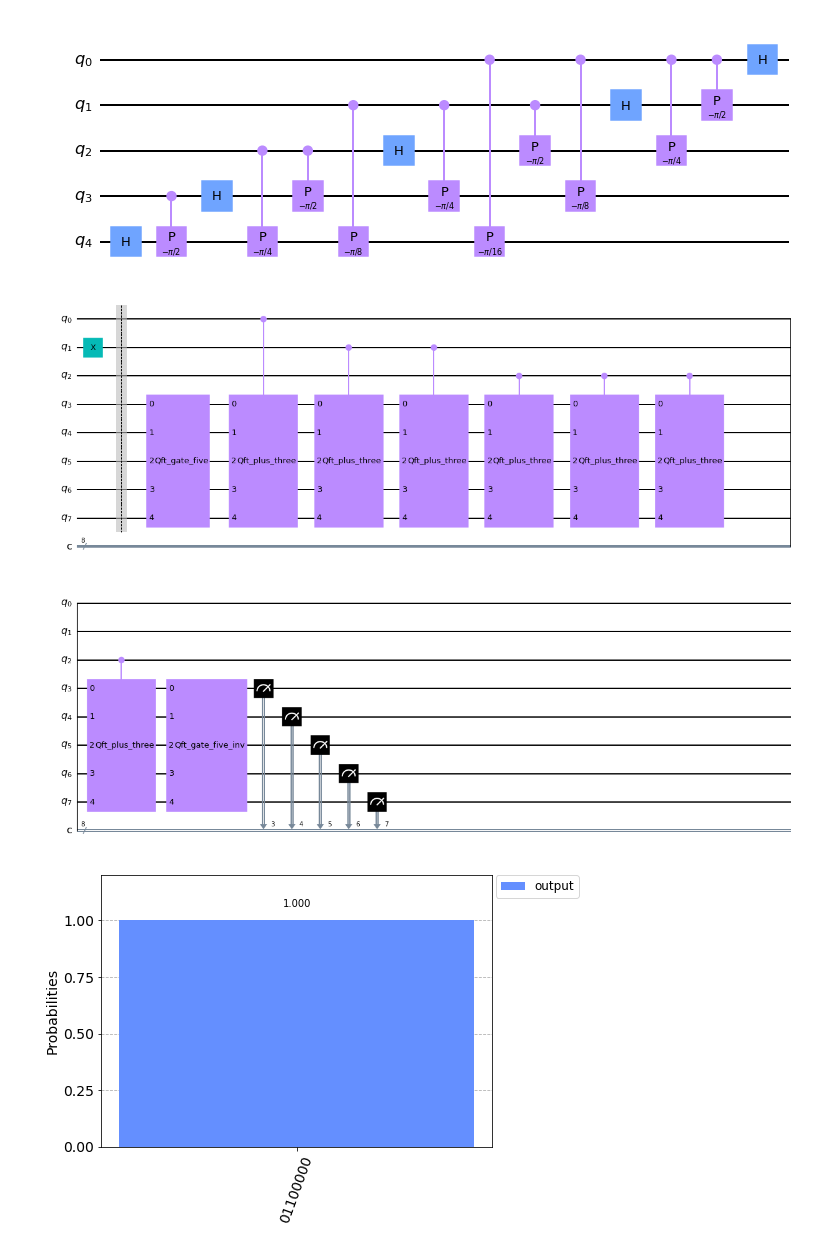
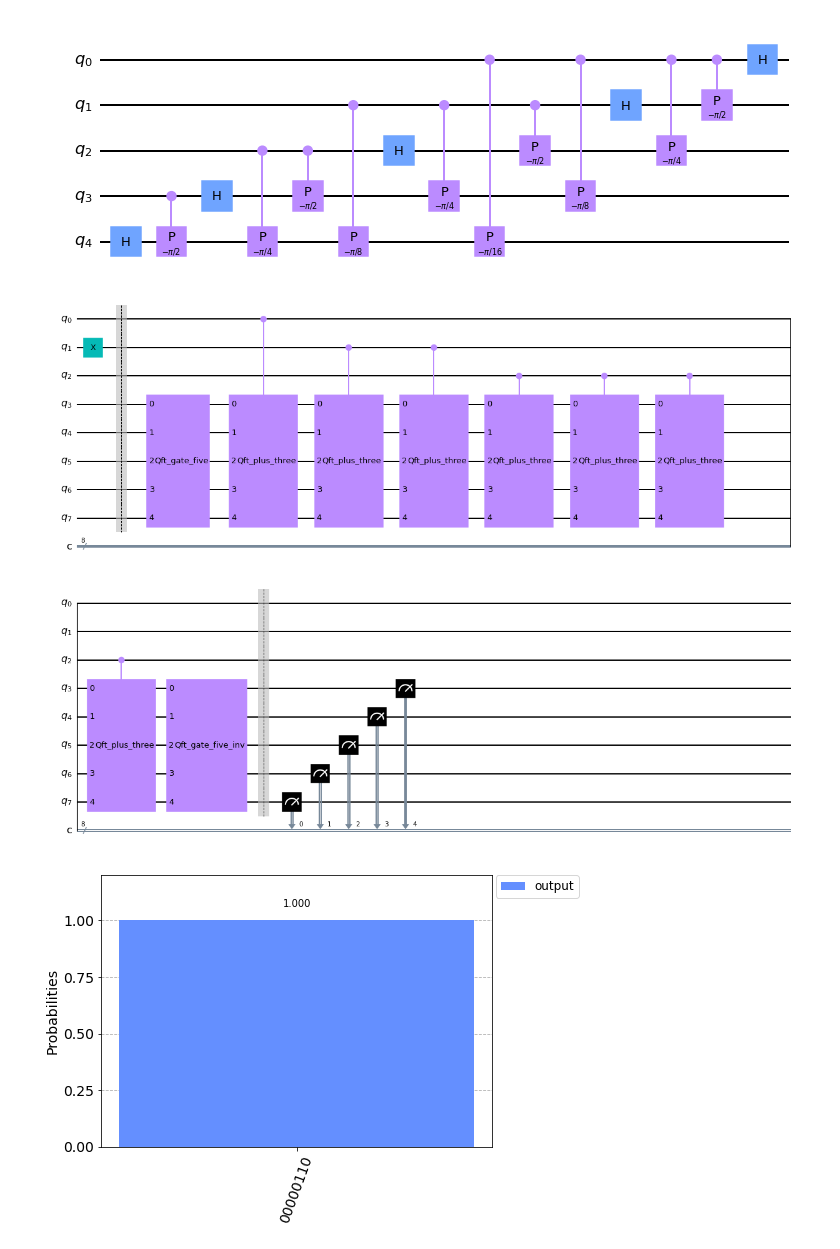
Before and after one commit to sergiomtzlosa/docker-qiskit, a Jupyter notebook: qiskit-jupyter/notebooks/multiply3.ipynb, the cells around one changed output. Saved outputs shown, nothing was run; the diff lists cells and outputs as text; code cells hidden in the pictures.

```diff
--- a/qiskit-jupyter/notebooks/multiply3.ipynb
+++ b/qiskit-jupyter/notebooks/multiply3.ipynb
@@ -43,23 +45,25 @@ qft_gate_inv.draw(output="mpl")
 [figure]
 # %%
 qc = QuantumCircuit(8,8)
+#qc.x(0)
 qc.x(1)
+#qc.x(2)
 qc.barrier()
 qc.append(qft_gate_norm, [3,4,5,6,7])
 qc.append(cplus3_gate, [0,3,4,5,6,7])
 qc.append(cplus3_gate, [1,3,4,5,6,7])
 qc.append(cplus3_gate, [1,3,4,5,6,7])
 qc.append(cplus3_gate, [2,3,4,5,6,7])
 qc.append(cplus3_gate, [2,3,4,5,6,7])
 qc.append(cplus3_gate, [2,3,4,5,6,7])
 qc.append(cplus3_gate, [2,3,4,5,6,7])
 qc.append(qft_gate_inv, [3,4,5,6,7])
-
-qc.measure([3,4,5,6,7], [3,4,5,6,7])
+qc.barrier()
+qc.measure([7,6,5,4,3], [0,1,2,3,4])
 
 qc.draw(output="mpl")
 # %% [output]
-[figure, old version]
+[figure, new version]
 # %%
 # simulators
 qasm_sim = qiskit.Aer.get_backend("qasm_simulator")
```
Also changed, not shown: parts of 5 cells of this notebook.
